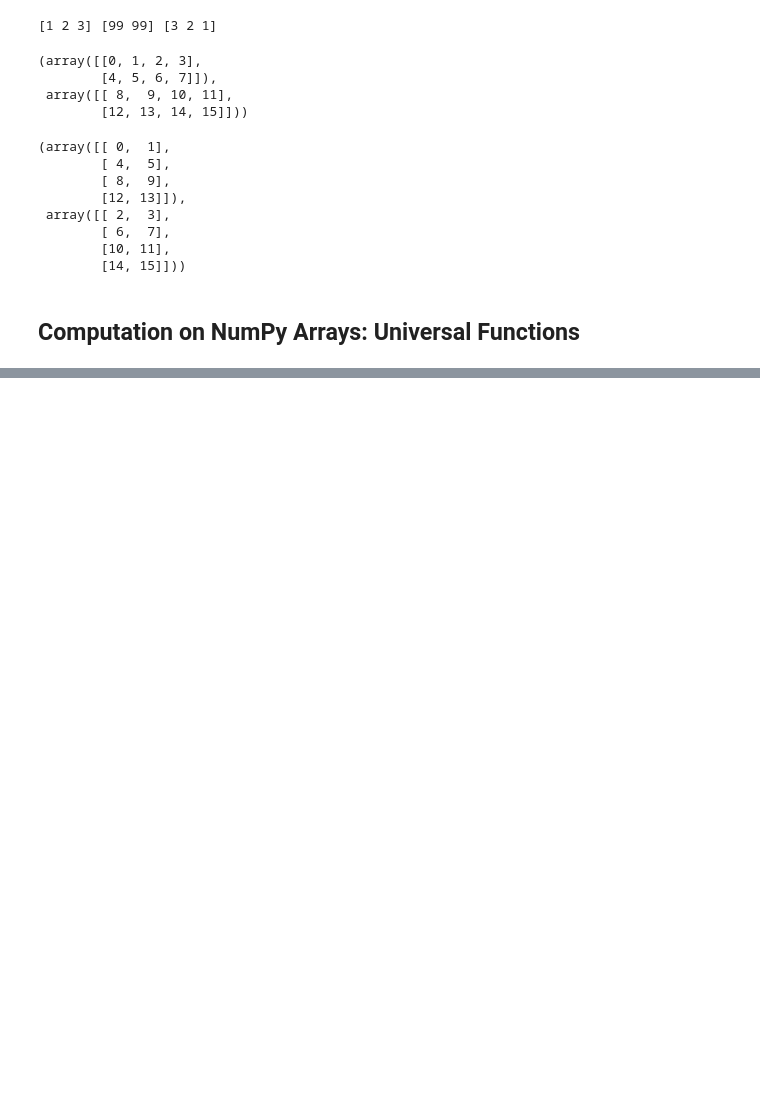
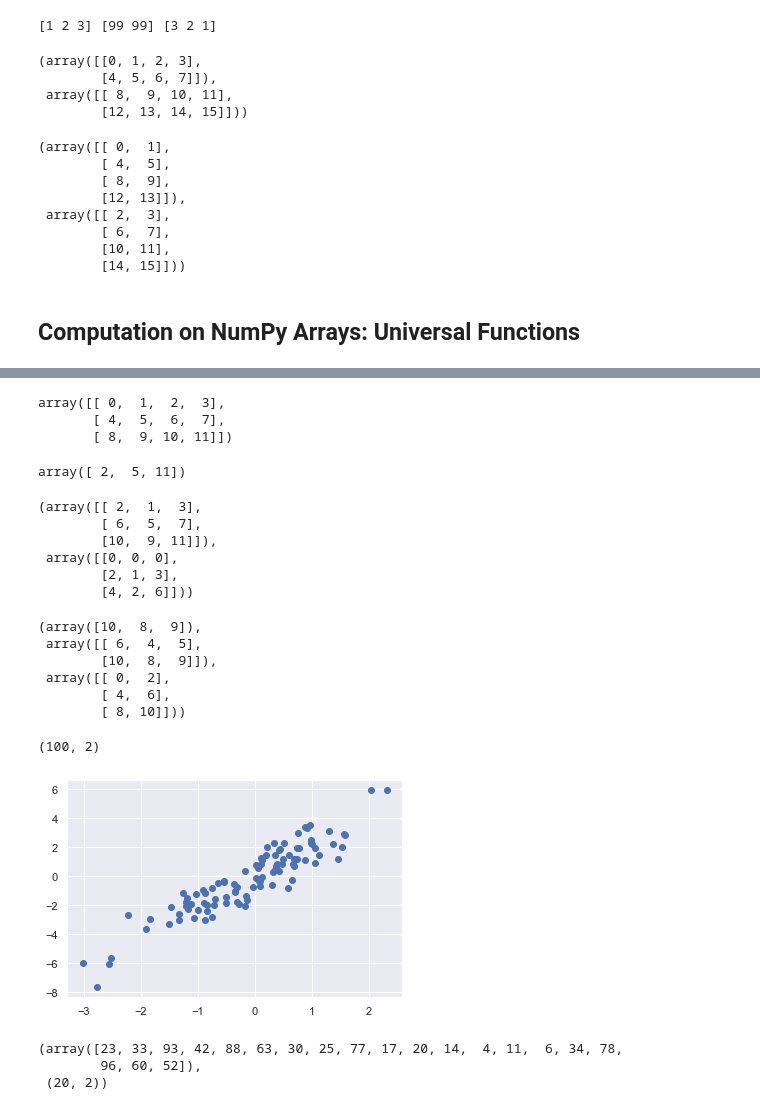
Before and after one commit to taylordunn/python-data-science-handbook, a Jupyter notebook: chapter2/chapter2.ipynb, the cells around one changed output, grey strips where cells are left out. Cells and saved outputs as stored; diff of their text form; code cells hidden in the pictures; blank space fills up the shorter version.

```diff
--- a/chapter2/chapter2.ipynb
+++ b/chapter2/chapter2.ipynb
@@ -353,0 +840,4 @@ left, right
+# %%
+rand = np.random.RandomState(42)
+x = rand.randint(100, size = 10)
+x
@@ -353,0 +858,56 @@ left, right
+# %%
+X = np.arange(12).reshape((3, 4))
+X
+# %% [output]
+array([[ 0,  1,  2,  3],
+       [ 4,  5,  6,  7],
+       [ 8,  9, 10, 11]])
+# %%
+# First index refers to the row, second to the column
+row = np.array([0, 1, 2])
+col = np.array([2, 1, 3])
+X[row, col]
+# %% [output]
+array([ 2,  5, 11])
+# %%
+# Combine column and row vector within the indices to get 1d result
+X[row[:, np.newaxis], col], row[:, np.newaxis] * col
+# %% [output]
+(array([[ 2,  1,  3],
+        [ 6,  5,  7],
+        [10,  9, 11]]),
+ array([[0, 0, 0],
+        [2, 1, 3],
+        [4, 2, 6]]))
+# %%
+# Combine fancy and simple indices, slicing, and masking
+mask = np.array([1, 0, 1, 0], dtype = bool)
+X[2, [2, 0, 1]], X[1:, [2, 0, 1]], X[row[:, np.newaxis], mask]
+# %% [output]
+(array([10,  8,  9]),
+ array([[ 6,  4,  5],
+        [10,  8,  9]]),
+ array([[ 0,  2],
+        [ 4,  6],
+        [ 8, 10]]))
+# %%
+# Draw points from a 2d normal distribution
+mean = [0, 0]
+cov = [[1, 2], [2, 5]]
+X = rand.multivariate_normal(mean, cov, 100)
+X.shape
+# %% [output]
+(100, 2)
+# %%
+plt.scatter(X[:, 0], X[:, 1]);
+# %% [output]
+[figure, added]
+# %%
+# Select 20 random points
+indices = np.random.choice(X.shape[0], 20, replace = False)
+selection = X[indices] # fancy indexing
+indices, selection.shape
+# %% [output]
+(array([23, 33, 93, 42, 88, 63, 30, 25, 77, 17, 20, 14,  4, 11,  6, 34, 78,
+        96, 60, 52]),
+ (20, 2))
```
Also changed, not shown: parts of 114 cells of this notebook.
